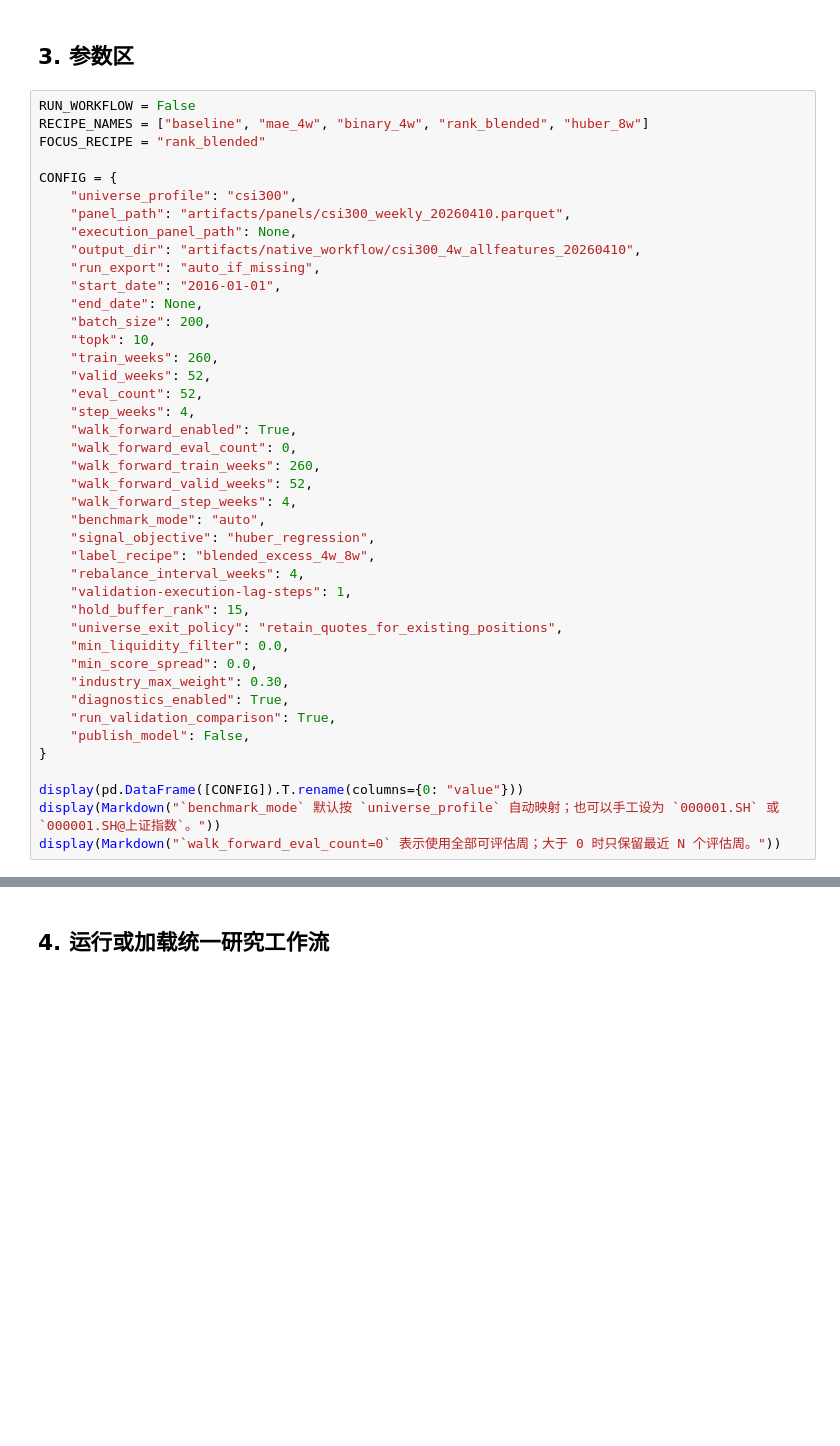
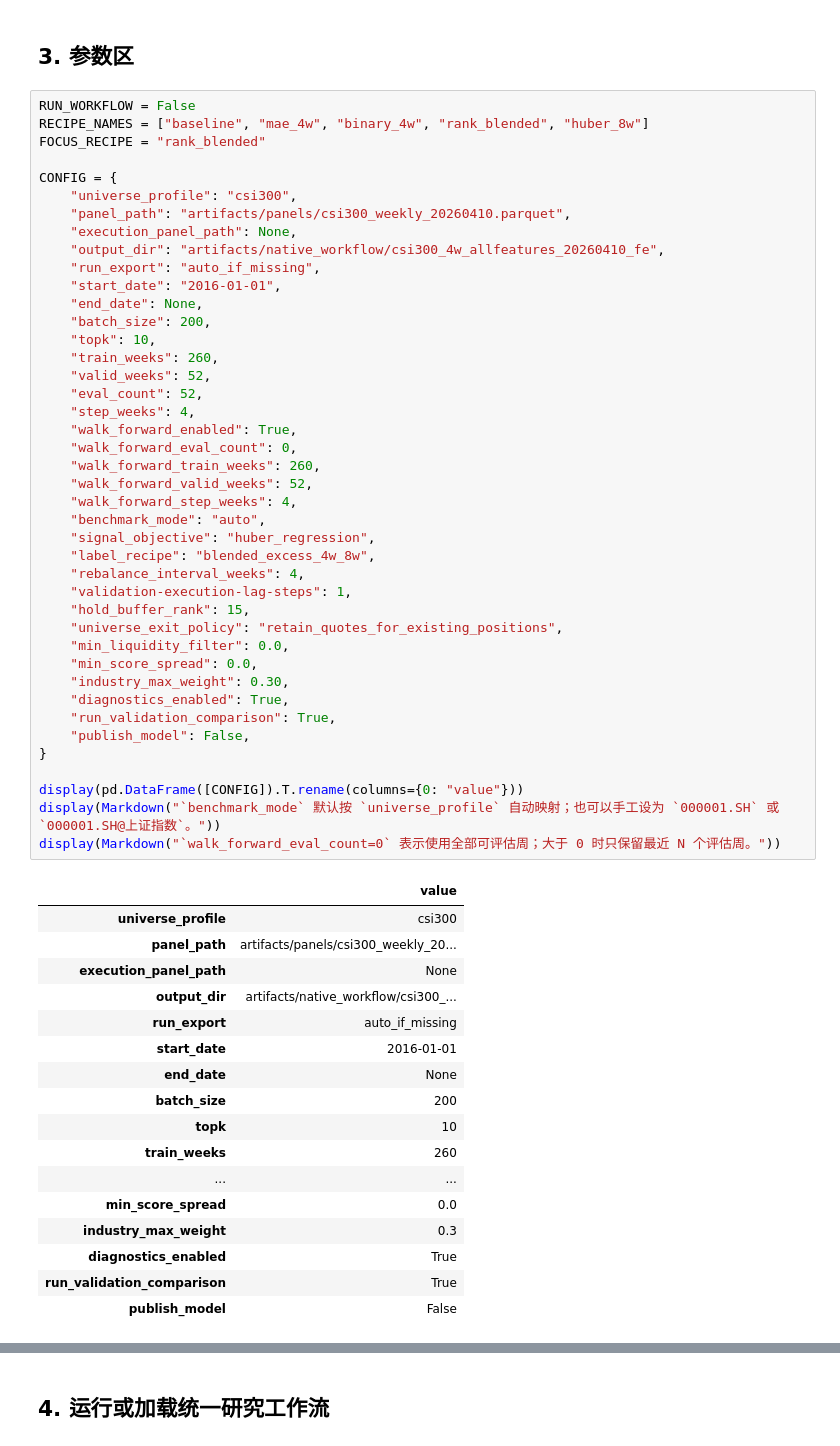
Before and after one commit to Howard-66/QlibResearch, a Jupyter notebook: notebooks/qlib_workflow_by_code_native.ipynb, the cells around one changed output, grey strips where cells are left out. Drawn from its saved outputs; the diff is of its cells as text; blank space fills up the shorter version.

```diff
--- a/notebooks/qlib_workflow_by_code_native.ipynb
+++ b/notebooks/qlib_workflow_by_code_native.ipynb
@@ -134,36 +140,54 @@ CONFIG = {
     "universe_profile": "csi300",
     "panel_path": "artifacts/panels/csi300_weekly_20260410.parquet",
     "execution_panel_path": None,
-    "output_dir": "artifacts/native_workflow/csi300_4w_allfeatures_20260410",
+    "output_dir": "artifacts/native_workflow/csi300_4w_allfeatures_20260410_fe",
     "run_export": "auto_if_missing",
     "start_date": "2016-01-01",
     "end_date": None,
     "batch_size": 200,
     "topk": 10,
     "train_weeks": 260,
     "valid_weeks": 52,
     "eval_count": 52,
     "step_weeks": 4,
     "walk_forward_enabled": True,
     "walk_forward_eval_count": 0,
     "walk_forward_train_weeks": 260,
     "walk_forward_valid_weeks": 52,
     "walk_forward_step_weeks": 4,
     "benchmark_mode": "auto",
     "signal_objective": "huber_regression",
     "label_recipe": "blended_excess_4w_8w",
     "rebalance_interval_weeks": 4,
     "validation-execution-lag-steps": 1,
     "hold_buffer_rank": 15,
     "universe_exit_policy": "retain_quotes_for_existing_positions",
     "min_liquidity_filter": 0.0,
     "min_score_spread": 0.0,
     "industry_max_weight": 0.30,
     "diagnostics_enabled": True,
     "run_validation_comparison": True,
     "publish_model": False,
 }
 
 display(pd.DataFrame([CONFIG]).T.rename(columns={0: "value"}))
 display(Markdown("`benchmark_mode` 默认按 `universe_profile` 自动映射；也可以手工设为 `000001.SH` 或 `000001.SH@上证指数`。"))
 display(Markdown("`walk_forward_eval_count=0` 表示使用全部可评估周；大于 0 时只保留最近 N 个评估周。"))
+# %% [output]
+|  | value |
+| universe_profile | csi300 |
+| panel_path | artifacts/panels/csi300_weekly_20... |
+| execution_panel_path | None |
+| output_dir | artifacts/native_workflow/csi300_... |
+| run_export | auto_if_missing |
+| start_date | 2016-01-01 |
+| end_date | None |
+| batch_size | 200 |
+| topk | 10 |
+| train_weeks | 260 |
+| ... | ... |
+| min_score_spread | 0.0 |
+| industry_max_weight | 0.3 |
+| diagnostics_enabled | True |
+| run_validation_comparison | True |
+| publish_model | False |
```
Also changed, not shown: parts of 8 cells of this notebook, 55 other files.
